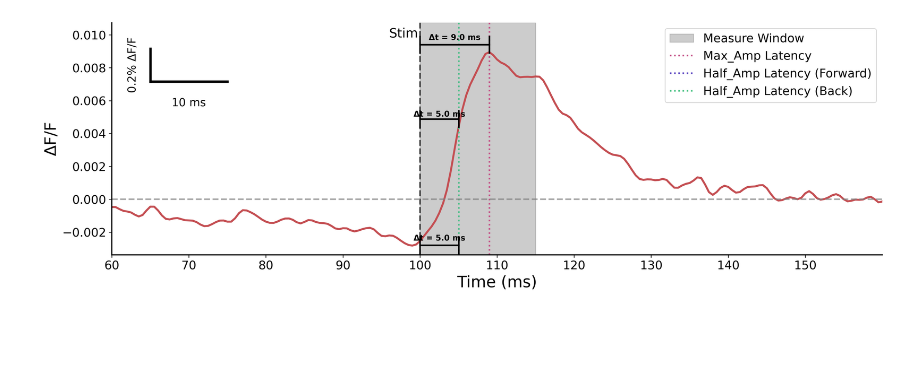
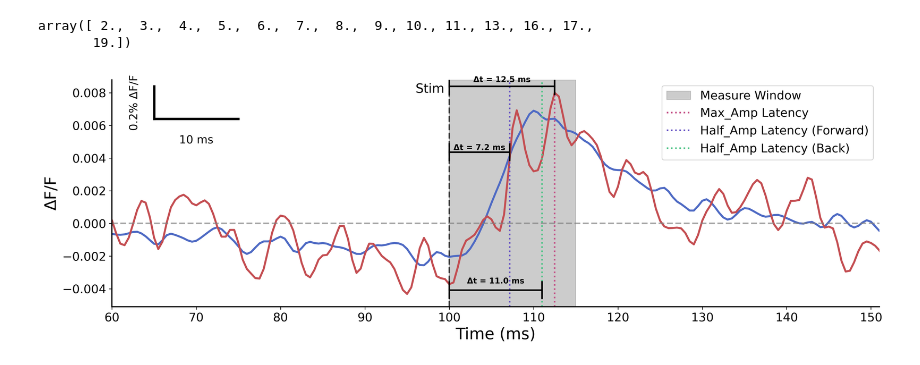
Before and after one commit to TianchengXu0420/ZDA_Adventure, a Jupyter notebook: GapJunction.ipynb, the cells around one changed output. Cells and saved outputs as stored; diff of their text form; code cells hidden in the pictures; blank space fills up the shorter version.

```diff
--- a/GapJunction.ipynb
+++ b/GapJunction.ipynb
@@ -77,10 +77,12 @@ candidates_Q = identify.select_non_overlap(candidates=candidates_Q, snr_map=snr_
 candidates_Q = sorted(candidates_Q, key=lambda x: (x[0], x[1]))
 # %%
 identify_2 = Identify_2(Data_ave=Data_ave)
-refer = identify_2.select_non_overlap(startPt=startPt, numPt=numPt, cutoff=99)
+refer = identify_2.select_non_overlap(startPt=startPt, numPt=numPt, cutoff=95)
+subscript = sorted(refer, key=lambda x: (x[0], x[1]))
 
 identify_2_Q = Identify_2(Data_ave=Data_Q_ave)
-refer_Q = identify_2_Q.select_non_overlap(startPt=startPt, numPt=numPt, cutoff=99)
+refer_Q = identify_2_Q.select_non_overlap(startPt=startPt, numPt=numPt, cutoff=95)
+subscript_Q = sorted(refer_Q, key=lambda x: (x[0], x[1]))
 # %%
 color = 'red'
 linewidth = 1.5
@@ -158,11 +158,11 @@ linewidth = 1.5
 index = np.array([[x[0], x[1]] for x in candidates])
 index_Q = np.array([[x[0], x[1]] for x in candidates_Q])
 
-fig, ax1 = plt.subplots(1, 1, figsize=(8, 8))
+fig, (ax1, ax2) = plt.subplots(1, 2, figsize=(16, 8))
 fig.subplots_adjust(wspace=0.1)
 
 ax1.imshow(snr / np.max(snr), vmin=0, vmax=1, cmap=maps.colorbar())
-ax1.scatter(evoke[1], evoke[0], color='red', edgecolor='black', s=150, marker='*')
+# ax1.scatter(evoke[1], evoke[0], color='red', edgecolor='black', s=150, marker='*')
 
 for i, coor in enumerate(index):
 
@@ -189,7 +189,6 @@ for i, coor in enumerate(index):
     # Label index.
     ax1.annotate(str(i+1), xy=(r, c), ha='center', va='center', fontsize=10, color='black')
 
-'''
 ax2.imshow(snr_Q / np.max(snr_Q), vmin=0, vmax=1, cmap=maps.colorbar())
 # ax2.imshow(map_Q, vmin=0, vmax=0.010, cmap=maps.colorbar())
 # ax2.scatter(evoke[1], evoke[0], color='red', edgecolor='black', s=150, marker='*')
@@ -218,11 +217,9 @@ for i, coor in enumerate(index_Q):
 
     # Label index.
     ax2.annotate(str(i+1), xy=(r, c), ha='center', va='center', fontsize=10, color='black')
-'''
+
 ax1.axis('off')
-# ax2.axis('off')
-ax1.plot([index[6][1], index[7][1]], [index[6][0], index[7][0]], color='red', linewidth=1.5)
-ax1.plot([index[6][1], index[11][1]], [index[6][0], index[11][0]], color='red', linewidth=1.5)
+ax2.axis('off')
 
 plt.show()
 # %% [output]
@@ -252,7 +249,7 @@ for i, candidate in enumerate(candidates):
         trace = Data[j, coords[:, 0], coords[:, 1], :].mean(axis=0)
 
         traces.append(trace)
-        latency.append(maps.Half_Amp_Latency_2(Trace=trace, startPt=startPt, numPt=numPt) - startPt / 2)
+        latency.append(maps.Half_Amp_Latency_3(Trace=trace, startPt=startPt, numPt=numPt) - startPt / 2)
         amps.append(np.max(trace[startPt:startPt+numPt]))
 
     cell_trace.append(traces)
@@ -289,7 +286,7 @@ for i, candidate in enumerate(candidates):
         trace = Data_Q[j, coords[:, 0], coords[:, 1], :].mean(axis=0)
 
         traces.append(trace)
-        latency.append(maps.Half_Amp_Latency_2(Trace=trace, startPt=startPt, numPt=numPt) - startPt / 2)
+        latency.append(maps.Half_Amp_Latency_3(Trace=trace, startPt=startPt, numPt=numPt) - startPt / 2)
         amps.append(np.max(trace[startPt:startPt+numPt]))
     cell_trace_Q.append(traces)
     cell_latency_Q.append(latency)
@@ -533,19 +707,25 @@ plt.show()
+# %%
+name + 1
+# %% [output]
+array([ 2.,  3.,  4.,  5.,  6.,  7.,  8.,  9., 10., 11., 13., 16., 17.,
+       19.])
 # %%
-cell = 7
-trial = 5
+cell = 14
+trial = 14
 
 fig, ax = plt.subplots(figsize=(15,5), dpi=300)
 # ax.set_title('Latency Comparison between Cell #28 and Cell #48 (Add Blocker)', fontsize=24, pad=20)
 
 # DATA
-# trace2 = cell_trace_Q[cell-1][trial-1]
-trace2 = np.mean(cell_trace[cell-1], axis=0)
+trace1 = np.mean(cell_trace[cell-1], axis=0)
+trace2 = cell_trace[cell-1][trial-1]
 
 peak_idx2 = np.argmax(trace2[startPt:startPt+numPt]) + startPt
 
 peak_t2 = timeline[peak_idx2]
 
 # TRACES (main signal)
+ax.plot(timeline, trace1, color="#4E6AC4", linewidth=2.5)
 ax.plot(timeline, trace2, color='#C44E52', linewidth=2.5)
 
 # STIMULATION
@@ -553,7 +733,7 @@ stim_t = 100
 
 ax.axvline(stim_t, color='black', linestyle='--', linewidth=2, alpha=0.7)
 
-ax.text(stim_t -4, trace2.max() * 1.1, 'Stim', fontsize=16)
+ax.text(stim_t -4, trace2.max() * 1.0, 'Stim', fontsize=16)
 ax.axvspan(xmin=startPt/2, xmax=startPt/2+numPt/2, color='gray', alpha=0.4, label='Measure Window')
 
 # Latency markers (subtle)
@@ -601,36 +781,36 @@ ax.plot([x0, x0], [y0, y0+dy], color='black', linewidth=3)
 
 # labels
 ax.text(x0 + dx/2, y0 - 0.0015, '10 ms', ha='center', fontsize=14)
 
 ax.text(x0 - 3, y0 + dy/2, '0.2% ΔF/F', va='center', rotation=90, fontsize=14)
 
 # AXIS STYLE
 # ax.set_xlim(0, 500)
-ax.set_xlim(60, 160)
-ax.set_ylim(trace2.min()*1.2, trace2.max()*1.2)
+ax.set_xlim(60, 151)
+ax.set_ylim(trace2.min()*1.1, trace2.max()*1.1)
 
 ax.set_xlabel('Time (ms)', fontsize=20)
 ax.set_ylabel('ΔF/F', fontsize=20)
 
 ax.tick_params(labelsize=15)
 ax.set_xticks(np.arange(60, 151, 10))
 ax.axhline(0, linestyle='--', color='gray', linewidth=2, alpha=0.7)
 
 # SPINES (clean look)
 
 ax.spines['top'].set_visible(False)
 ax.spines['right'].set_visible(False)
 
 ax.spines['left'].set_linewidth(1.5)
 ax.spines['bottom'].set_linewidth(1.5)
 
 # LEGEND (clean)
 ax.legend(fontsize=15, loc='upper right')
 
 plt.tight_layout()
 plt.show()
 # %% [output]
-[figure, old version]
+[figure, new version]
 # %%
 fig, ax = plt.subplots(figsize=(15,5), dpi=300)
 ax.set_title('Latency Comparison between Cell #7 and Cell #8', fontsize=24, pad=20)
```
Also changed, not shown: parts of 18 cells of this notebook.
